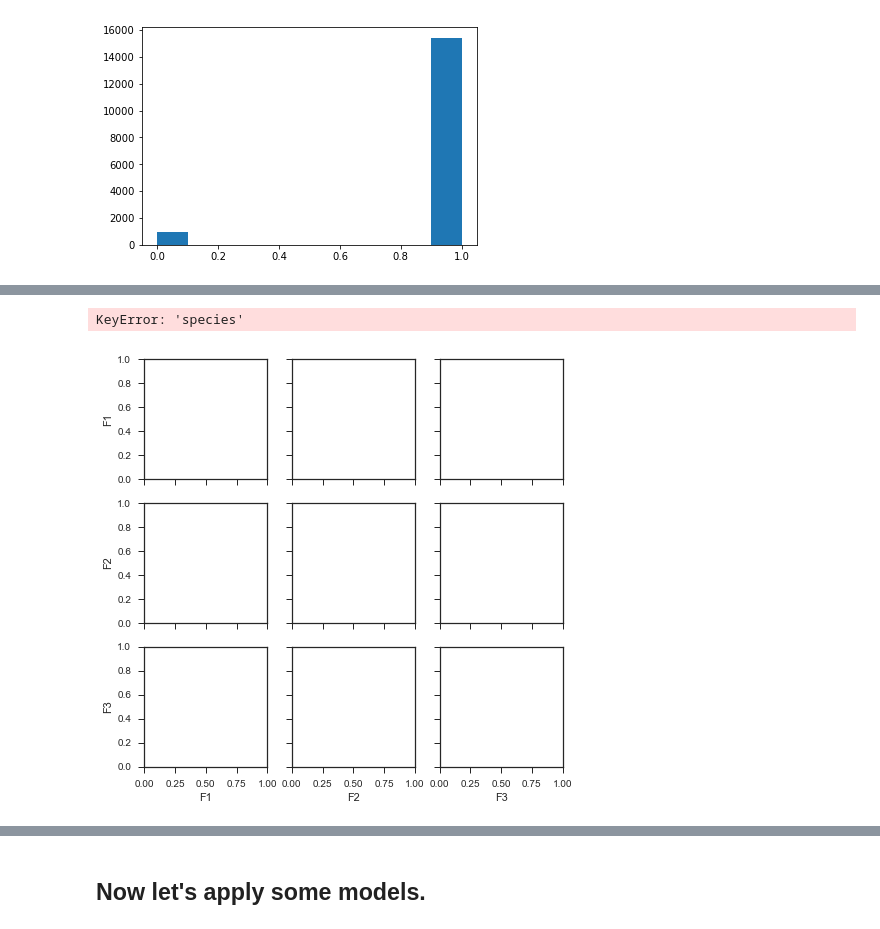
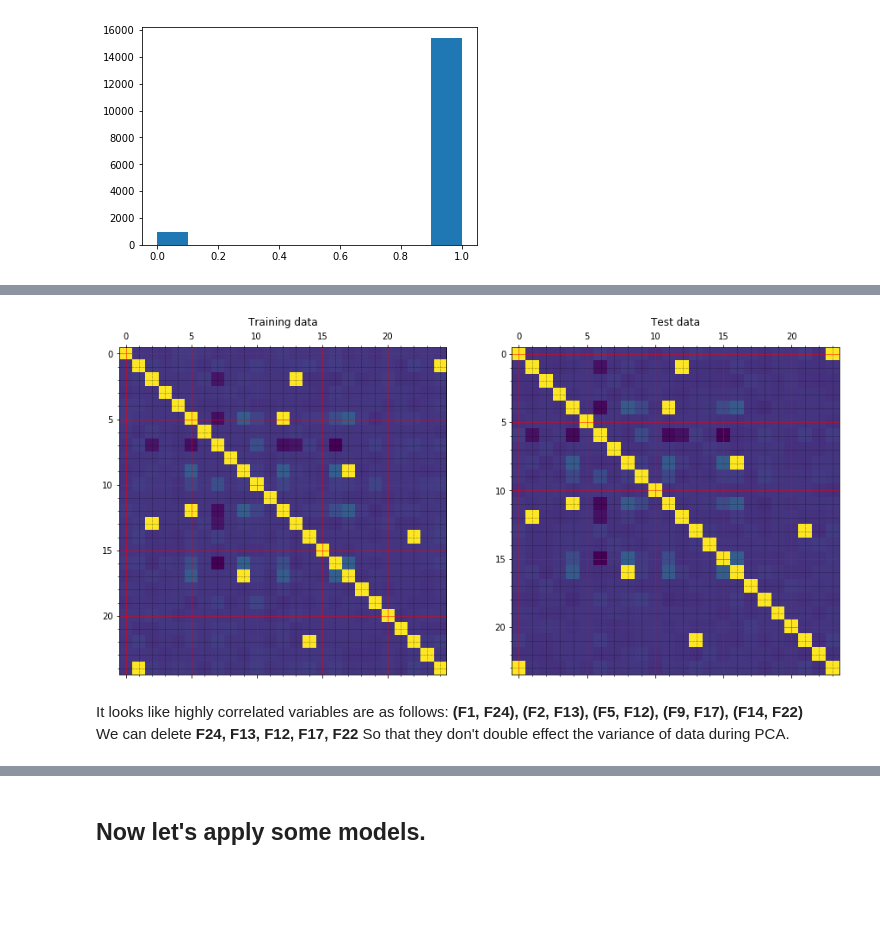
Before and after one commit to mkogerd/kaggle-midterm, a Jupyter notebook: Darden_KaggleMidterm.ipynb, the cells around one changed output, grey strips where cells are left out. Drawn from its saved outputs; the diff is of its cells as text; code cells hidden in the pictures; blank space fills up the shorter version.

```diff
--- a/Darden_KaggleMidterm.ipynb
+++ b/Darden_KaggleMidterm.ipynb
@@ -88,10 +84,21 @@ plt.show()
-# %%
-# Correlation plots
-import seaborn as sns
-sns.set(style="ticks")
-
-sns.pairplot(train[["F1", "F2", "F3"]], hue="species")
-plt.show()
-# %% [output]
-KeyError: 'species'
-[figure, removed]
+# %%
+# Plot correlation matrices
+corr_mat = train.corr()
+f, (ax1, ax2) = plt.subplots(1, 2, figsize=(15,15))
+ax1.matshow(train.corr())
+ax2.matshow(test.corr())
+
+# Customize the grid
+ax1.set_title('Training data')
+ax1.minorticks_on()
+ax1.grid(which='major', linestyle='-', linewidth='0.5', color='red')
+ax1.grid(which='minor', linestyle=':', linewidth='0.5', color='black')
+ax2.set_title('Test data')
+ax2.minorticks_on()
+ax2.grid(which='major', linestyle='-', linewidth='0.5', color='red')
+ax2.grid(which='minor', linestyle=':', linewidth='0.5', color='black')
+# %% [output]
+[figure, added]
+# %% [markdown]
+It looks like highly correlated variables are as follows: **(F1, F24), (F2, F13), (F5, F12), (F9, F17), (F14, F22)**
+We can delete **F24, F13, F12, F17, F22** So that they don't double effect the variance of data during PCA.
```
Also changed, not shown: parts of 12 cells of this notebook, 2 other files.
